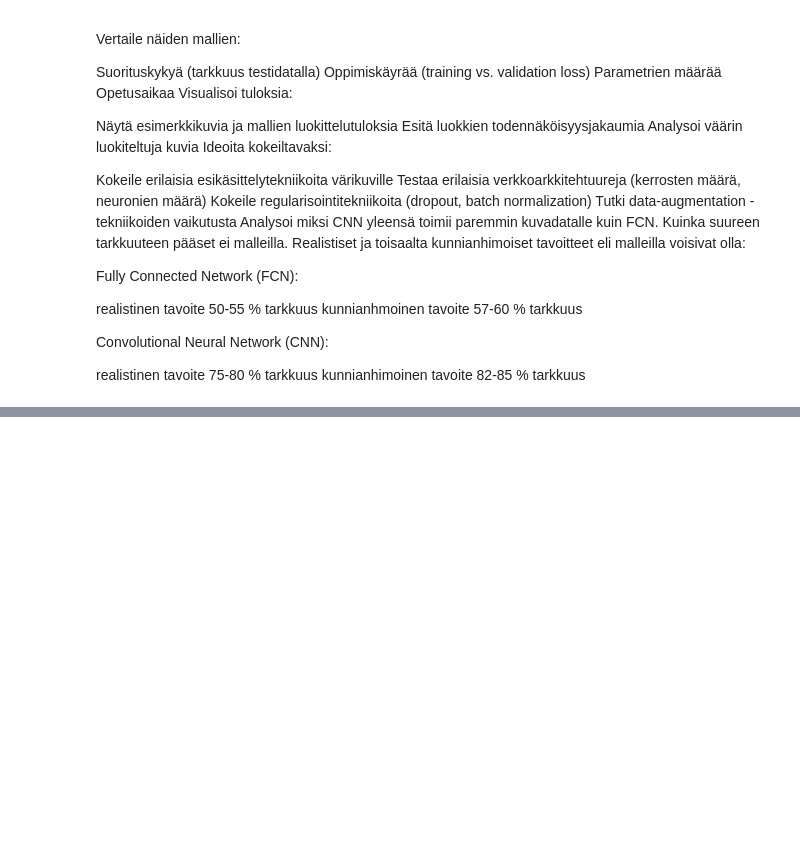
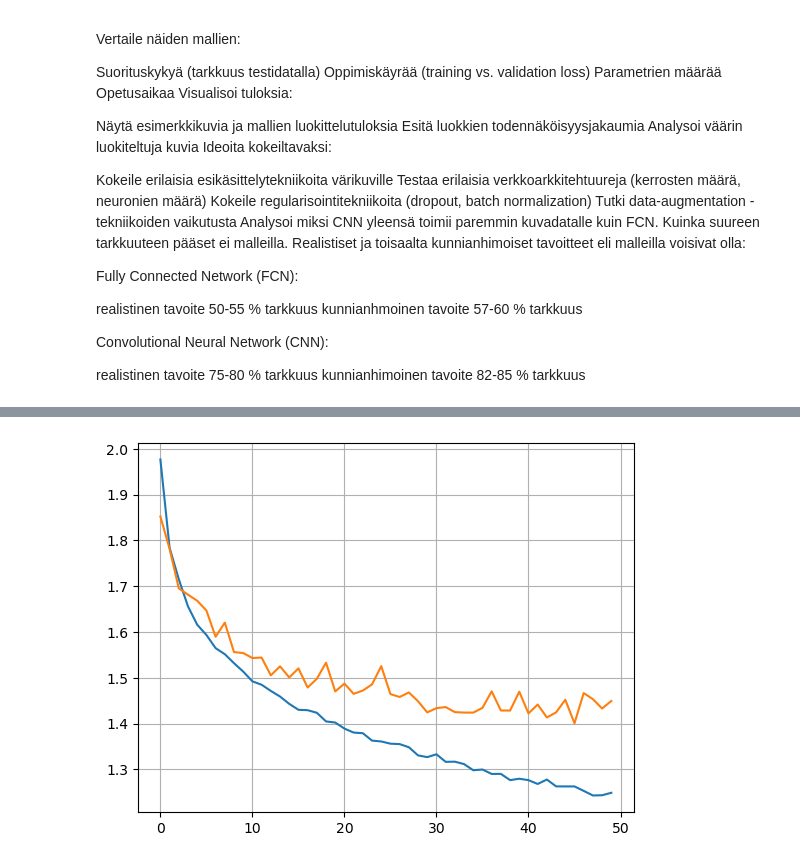
Before and after one commit to Islake/Neuroverkkoprojekti, a Jupyter notebook: CIFAR-10 luokittelu.ipynb, the cells around one changed output, grey strips where cells are left out. Drawn from its saved outputs; the diff is of its cells as text; code cells hidden in the pictures; blank space fills up the shorter version.

```diff
--- a/CIFAR-10 luokittelu.ipynb
+++ b/CIFAR-10 luokittelu.ipynb
@@ -87,0 +81,6 @@ FCN
+# %%
+# Create the model
+inputs = keras.Input(shape=(3072,))
+x = layers.Dense(256, activation="relu")(inputs)
+outputs = layers.Dense(10, activation="softmax")(x)
+model = keras.Model(inputs=inputs, outputs=outputs, name="mnist_model")
@@ -87,0 +103,13 @@ FCN
+# %%
+(x_train, y_train), (x_test, y_test) = keras.datasets.cifar10.load_data()
+
+x_train = x_train.reshape(50000, 32*32*3).astype("float32") / 255
+x_test = x_test.reshape(10000, 32*32*3).astype("float32") / 255
+# %%
+model.compile(
+    loss=keras.losses.SparseCategoricalCrossentropy(),
+    optimizer=keras.optimizers.AdamW(),
+    metrics=["accuracy"]
+)
+# %%
+history = model.fit(x_train, y_train, batch_size=256, epochs=50, validation_split=0.05)
@@ -87,0 +134,7 @@ FCN
+# %%
+plt.plot(history.history["loss"])
+plt.plot(history.history["val_loss"])
+plt.grid()
+plt.show()
+# %% [output]
+[figure, added]
```
Also changed, not shown: parts of 14 cells of this notebook.
